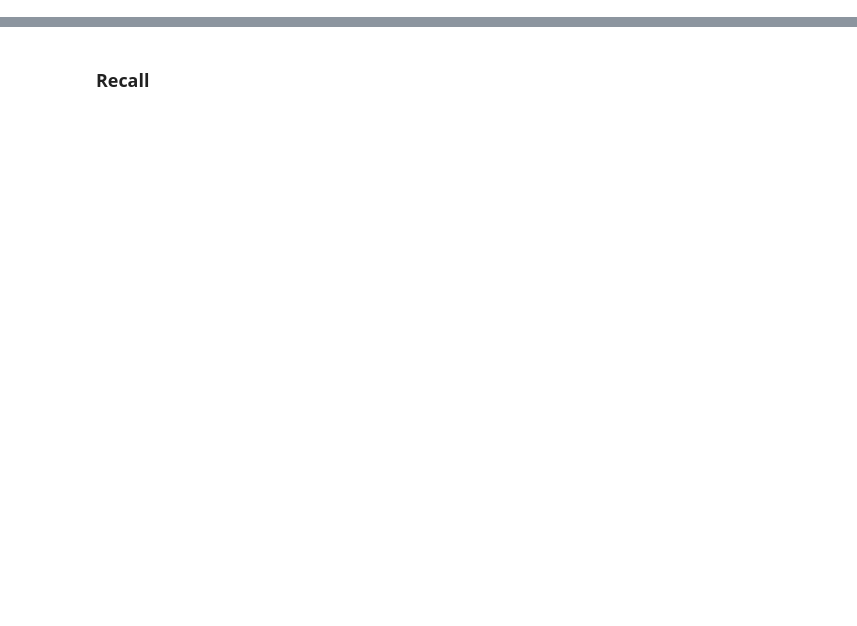
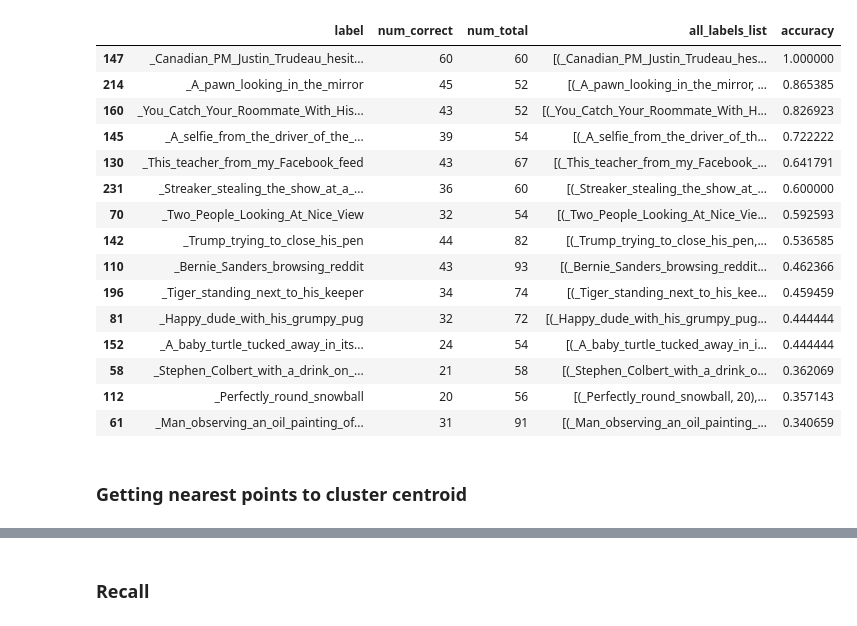
Before and after one commit to aryan-rajoria/motif-mining, a Jupyter notebook: getting cluster labels.ipynb, the cells around one changed output, grey strips where cells are left out. Drawn from its saved outputs; the diff is of its cells as text; code cells hidden in the pictures; blank space fills up the shorter version.

```diff
--- a/getting cluster labels.ipynb
+++ b/getting cluster labels.ipynb
@@ -30,3 +168,24 @@ Clustering 10126 points in 2048D to 185 clusters, redo 1 times, 50 iterations
+# %%
+sorted_df[sorted_df['num_total']> 50].head(15)
+# %% [output]
+|  | label | num_correct | num_total | all_labels_list | accuracy |
+| 147 | _Canadian_PM_Justin_Trudeau_hesit... | 60 | 60 | [(_Canadian_PM_Justin_Trudeau_hes... | 1.000000 |
+| 214 | _A_pawn_looking_in_the_mirror | 45 | 52 | [(_A_pawn_looking_in_the_mirror, ... | 0.865385 |
+| 160 | _You_Catch_Your_Roommate_With_His... | 43 | 52 | [(_You_Catch_Your_Roommate_With_H... | 0.826923 |
+| 145 | _A_selfie_from_the_driver_of_the_... | 39 | 54 | [(_A_selfie_from_the_driver_of_th... | 0.722222 |
+| 130 | _This_teacher_from_my_Facebook_feed | 43 | 67 | [(_This_teacher_from_my_Facebook_... | 0.641791 |
+| 231 | _Streaker_stealing_the_show_at_a_... | 36 | 60 | [(_Streaker_stealing_the_show_at_... | 0.600000 |
+| 70 | _Two_People_Looking_At_Nice_View | 32 | 54 | [(_Two_People_Looking_At_Nice_Vie... | 0.592593 |
+| 142 | _Trump_trying_to_close_his_pen | 44 | 82 | [(_Trump_trying_to_close_his_pen,... | 0.536585 |
+| 110 | _Bernie_Sanders_browsing_reddit | 43 | 93 | [(_Bernie_Sanders_browsing_reddit... | 0.462366 |
+| 196 | _Tiger_standing_next_to_his_keeper | 34 | 74 | [(_Tiger_standing_next_to_his_kee... | 0.459459 |
+| 81 | _Happy_dude_with_his_grumpy_pug | 32 | 72 | [(_Happy_dude_with_his_grumpy_pug... | 0.444444 |
+| 152 | _A_baby_turtle_tucked_away_in_its... | 24 | 54 | [(_A_baby_turtle_tucked_away_in_i... | 0.444444 |
+| 58 | _Stephen_Colbert_with_a_drink_on_... | 21 | 58 | [(_Stephen_Colbert_with_a_drink_o... | 0.362069 |
+| 112 | _Perfectly_round_snowball | 20 | 56 | [(_Perfectly_round_snowball, 20),... | 0.357143 |
+| 61 | _Man_observing_an_oil_painting_of... | 31 | 91 | [(_Man_observing_an_oil_painting_... | 0.340659 |
+# %% [markdown]
+### Getting nearest points to cluster centroid
 # %%
 index_cluster = faiss.IndexFlatL2 (d)
 index_cluster.add(features)
```
Also changed, not shown: parts of 22 cells of this notebook, 3 other files.
